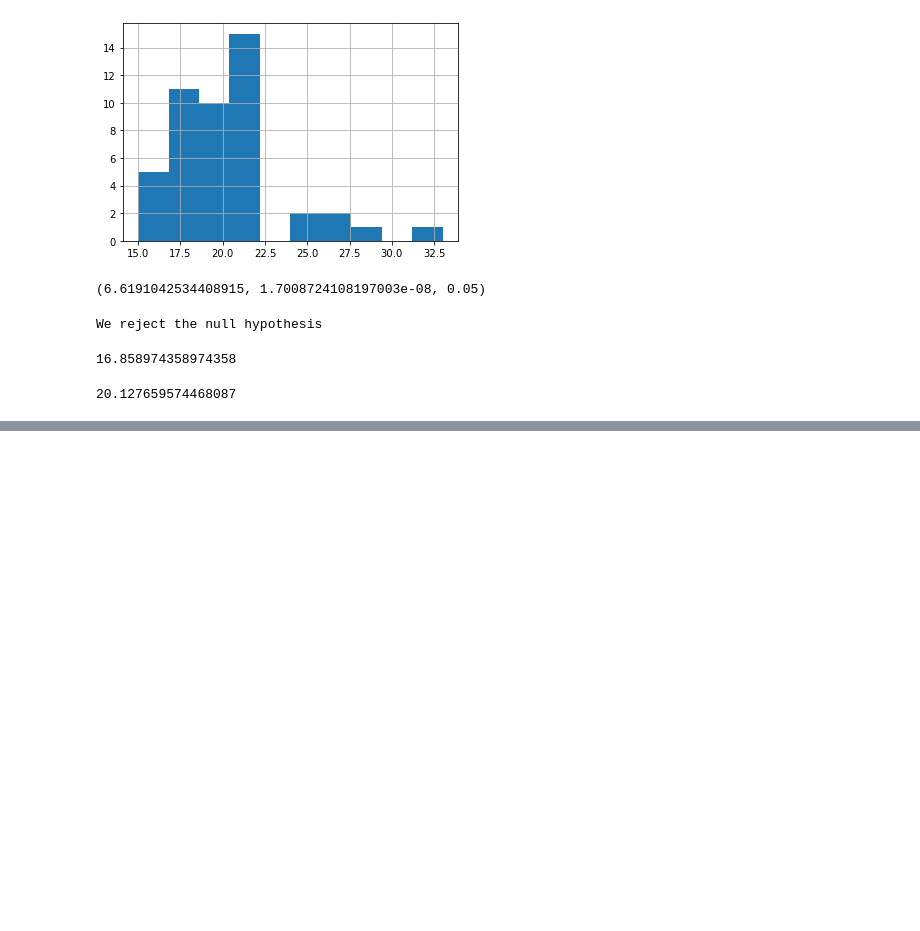
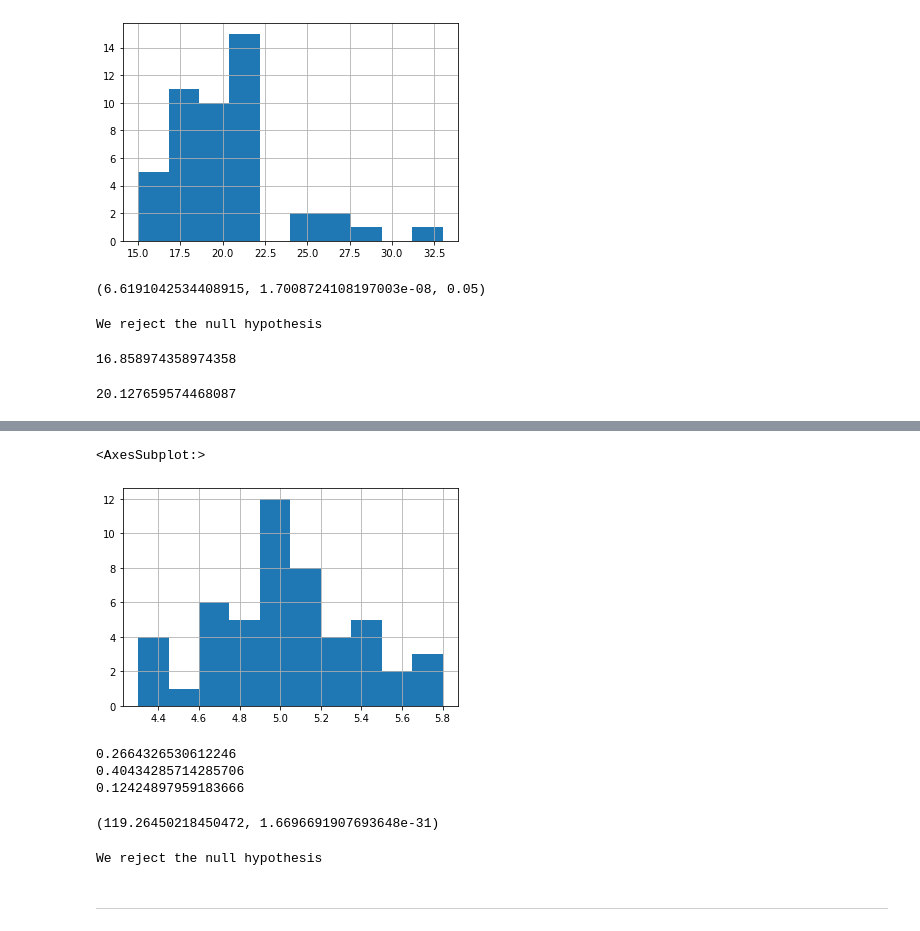
Before and after one commit to NSharick/python-practice, a Jupyter notebook: stats_practice.ipynb, the cells around one changed output, grey strips where cells are left out. Drawn from its saved outputs; the diff is of its cells as text; code cells hidden in the pictures; blank space fills up the shorter version.

```diff
--- a/stats_practice.ipynb
+++ b/stats_practice.ipynb
@@ -162,0 +177,5 @@ Name: sepal_length, dtype: float64
+# %%
+setosa_sepal_length.hist()
+# %% [output]
+<AxesSubplot:>
+[figure, added]
@@ -162,0 +189,28 @@ Name: sepal_length, dtype: float64
+# %%
+#check variances
+print(versicolor_sepal_length.var())
+print(virginica_sepal_length.var())
+print(setosa_sepal_length.var())
+#only slight difference in variance so cna be considered 'equal'
+# %% [output]
+0.2664326530612246
+0.40434285714285706
+0.12424897959183666
+# %%
+#compute anova test stats with scipy.stats.f_oneway
+
+f, p = stats.f_oneway(versicolor_sepal_length, virginica_sepal_length, setosa_sepal_length)
+f, p
+# %% [output]
+(119.26450218450472, 1.6696691907693648e-31)
+# %%
+if p < alpha:
+    print("We reject the null hypothesis")
+else:
+    print("We fail to reject the null hypothesis")
+
+#the p value is the key test stat for the anova test
+# %% [output]
+We reject the null hypothesis
+# %% [markdown]
+---
```
Also changed, not shown: parts of 26 cells of this notebook.
